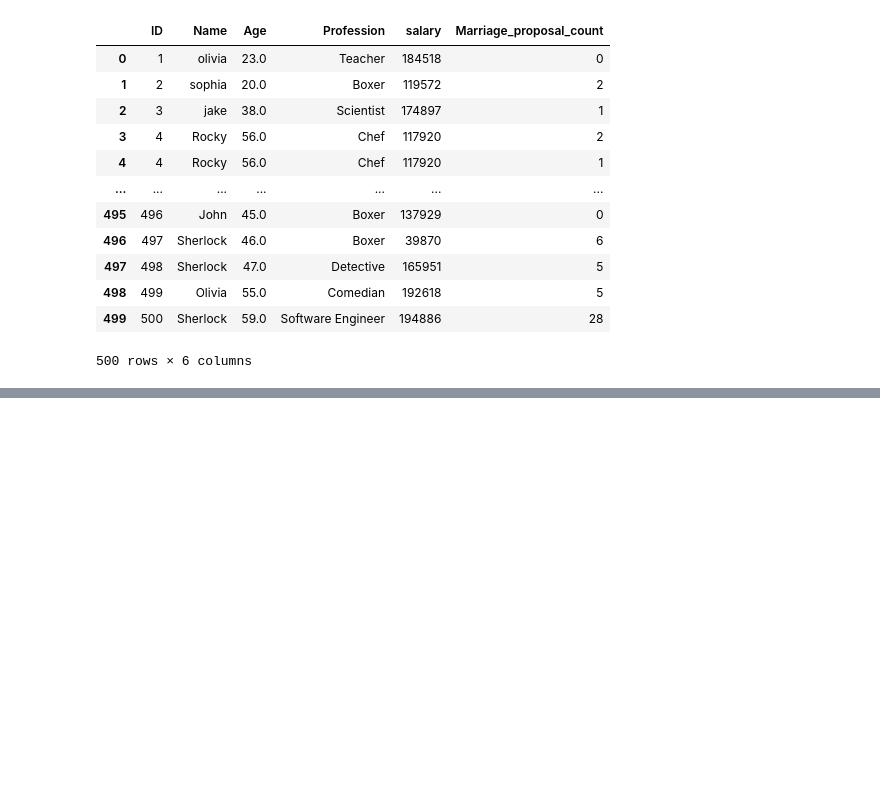
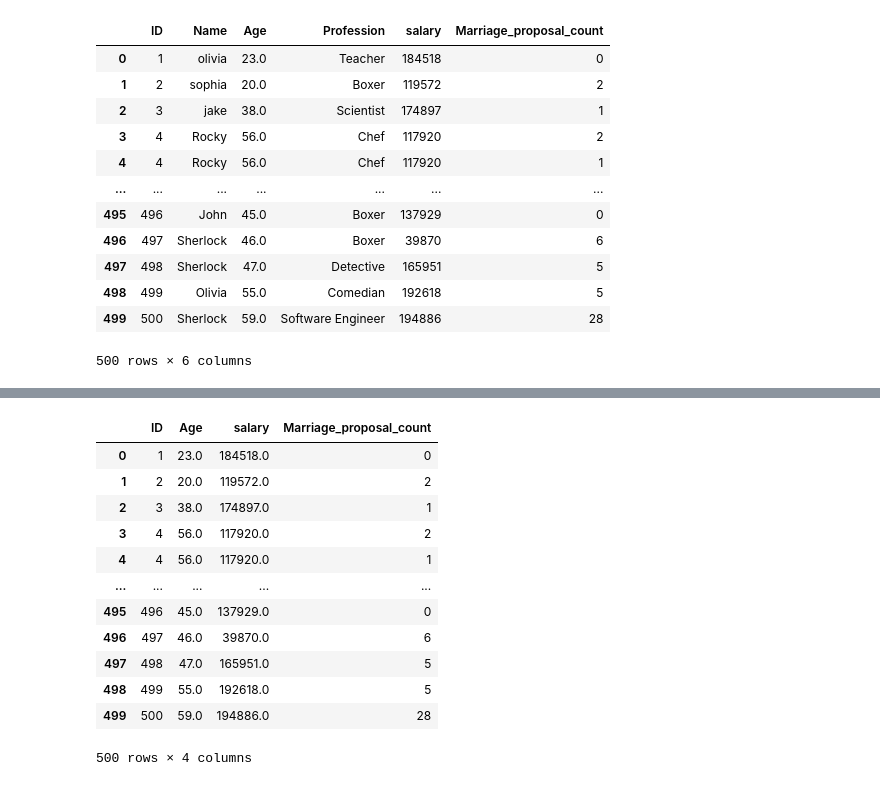
Before and after one commit to Shivacharan16/Data-Analytics-, a Jupyter notebook: pandas.ipynb, the cells around one changed output, grey strips where cells are left out. Cells and saved outputs as stored; diff of their text form; code cells hidden in the pictures; blank space fills up the shorter version.

```diff
--- a/pandas.ipynb
+++ b/pandas.ipynb
@@ -523,0 +623,17 @@ df_excel
+# %%
+# printing the columns which is having specific datatypes numarical columns
+df.select_dtypes(include = ['int','float'])
+# %% [output]
+|  | ID | Age | salary | Marriage_proposal_count |
+| 0 | 1 | 23.0 | 184518.0 | 0 |
+| 1 | 2 | 20.0 | 119572.0 | 2 |
+| 2 | 3 | 38.0 | 174897.0 | 1 |
+| 3 | 4 | 56.0 | 117920.0 | 2 |
+| 4 | 4 | 56.0 | 117920.0 | 1 |
+| ... | ... | ... | ... | ... |
+| 495 | 496 | 45.0 | 137929.0 | 0 |
+| 496 | 497 | 46.0 | 39870.0 | 6 |
+| 497 | 498 | 47.0 | 165951.0 | 5 |
+| 498 | 499 | 55.0 | 192618.0 | 5 |
+| 499 | 500 | 59.0 | 194886.0 | 28 |
+500 rows × 4 columns
```
Also changed, not shown: parts of 28 cells of this notebook.
